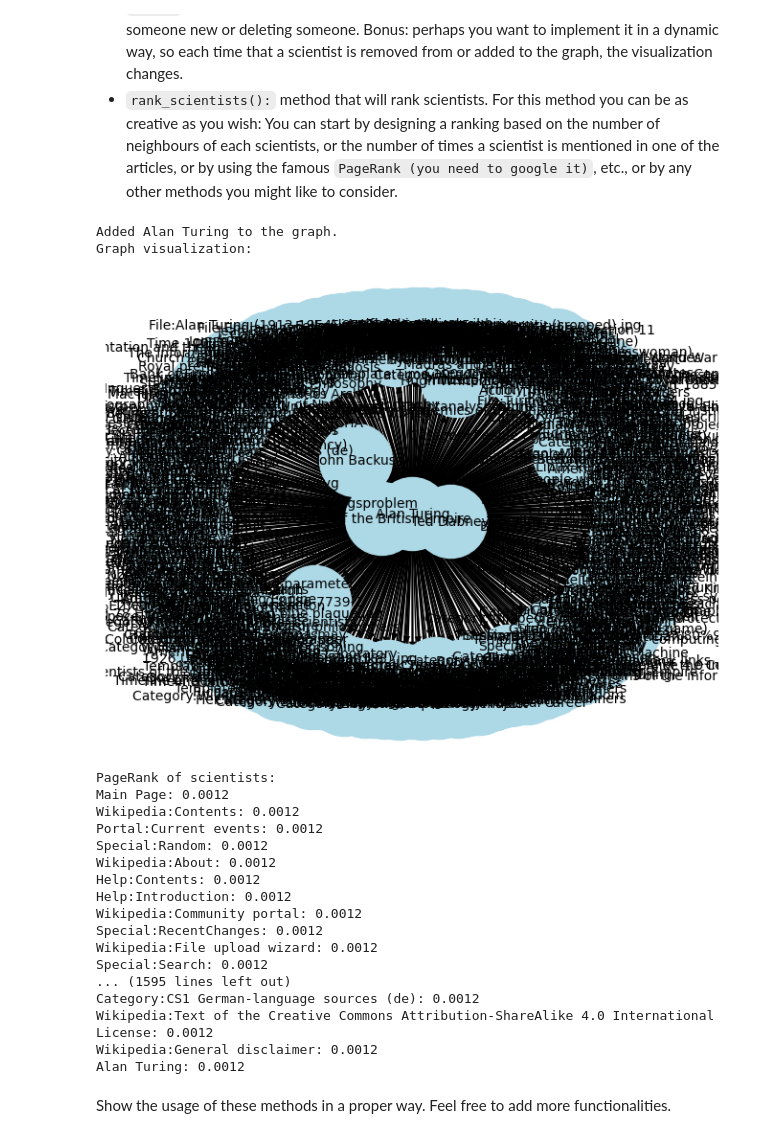
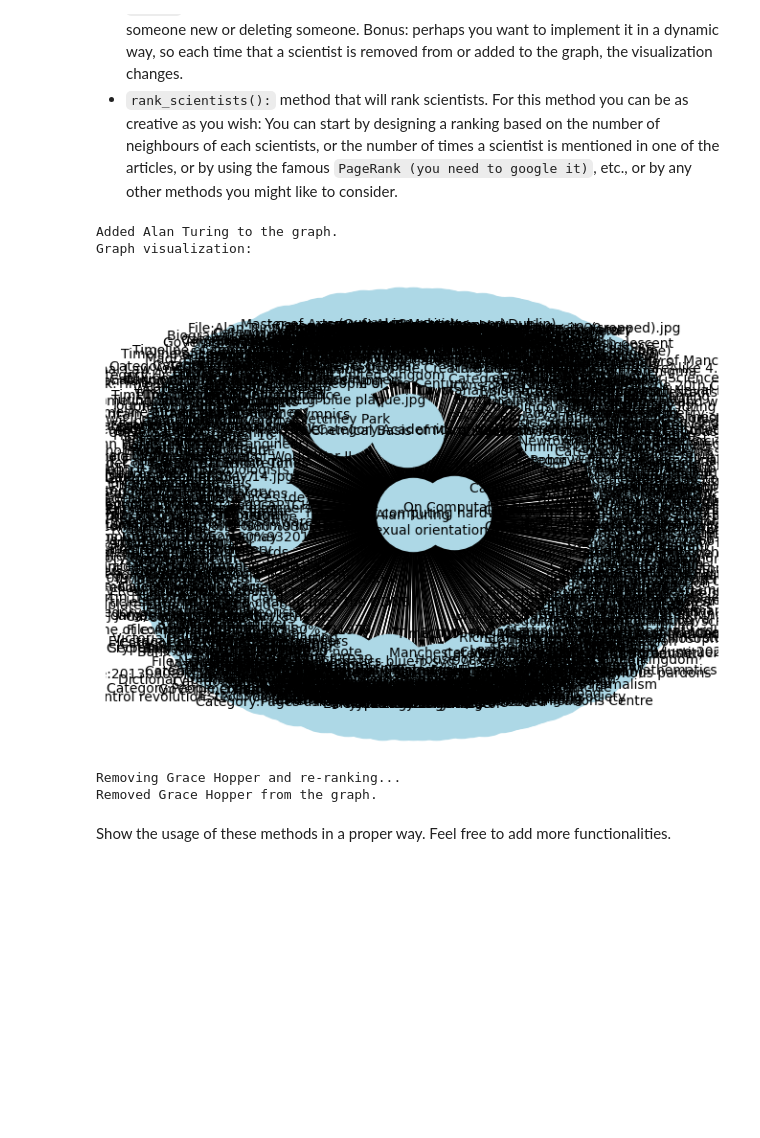
Before and after one commit to aniervs/python-software-dev-msai, a Jupyter notebook: assignments/assignment_2.ipynb, the cells around one changed output. Saved outputs shown, nothing was run; the diff lists cells and outputs as text; code cells hidden in the pictures; blank space fills up the shorter version.

```diff
--- a/assignments/assignment_2.ipynb
+++ b/assignments/assignment_2.ipynb
@@ -341,57 +341,42 @@ class ScientistGraph:
         """
         ranks = nx.pagerank(self.graph)
         sorted_ranks = sorted(ranks.items(), key=lambda x: x[1], reverse=True)
         return sorted_ranks
 
 
 # Example Usage
 if __name__ == "__main__":
     # Create the graph
     graph = ScientistGraph()
 
     # Add some scientists
     graph.add_scientist('Alan Turing')
     graph.add_scientist('Grace Hopper')
     graph.add_scientist('Donald Knuth')
 
     # Visualize the graph
     print("Graph visualization:")
     graph.plot()
 
     # Rank scientists using PageRank
-    print("\nPageRank of scientists:")
-    rankings = graph.rank_scientists()
-    for scientist, rank in rankings:
-        print(f"{scientist}: {rank:.4f}")
+    # print("\nPageRank of scientists:")
+    # rankings = graph.rank_scientists()
+    # for scientist, rank in rankings:
+    #     print(f"{scientist}: {rank:.4f}")
 
     # Remove a scientist and re-rank
     print("\nRemoving Grace Hopper and re-ranking...")
     graph.remove_scientist('Grace Hopper')
 
     rankings = graph.rank_scientists()
-    for scientist, rank in rankings:
-        print(f"{scientist}: {rank:.4f}")
+    # for scientist, rank in rankings:
+        # print(f"{scientist}: {rank:.4f}")
 # %% [output]
 Added Alan Turing to the graph.
 Graph visualization:
-[figure, old version]
+[figure, new version]
-PageRank of scientists:
-Main Page: 0.0012
-Wikipedia:Contents: 0.0012
-Portal:Current events: 0.0012
-Special:Random: 0.0012
-Wikipedia:About: 0.0012
-Help:Contents: 0.0012
-Help:Introduction: 0.0012
-Wikipedia:Community portal: 0.0012
-Special:RecentChanges: 0.0012
-Wikipedia:File upload wizard: 0.0012
-Special:Search: 0.0012
-... (1595 lines left out)
-Category:CS1 German-language sources (de): 0.0012
-Wikipedia:Text of the Creative Commons Attribution-ShareAlike 4.0 International License: 0.0012
-Wikipedia:General disclaimer: 0.0012
-Alan Turing: 0.0012
+Removing Grace Hopper and re-ranking...
+Removed Grace Hopper from the graph.
 # %% [markdown]
 Show the usage of these methods in a proper way.
 Feel free to add more functionalities.
```
